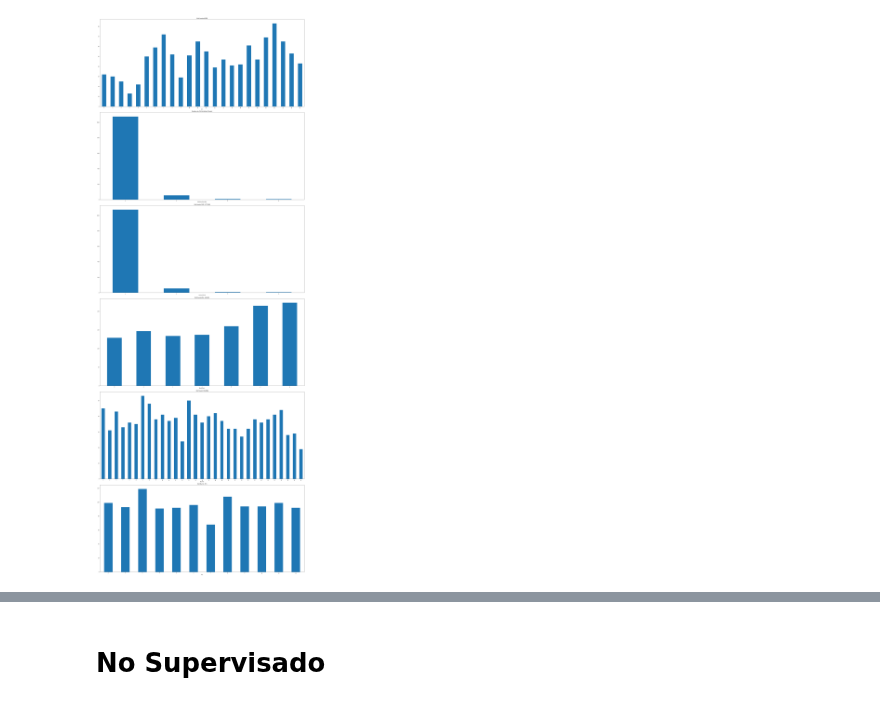
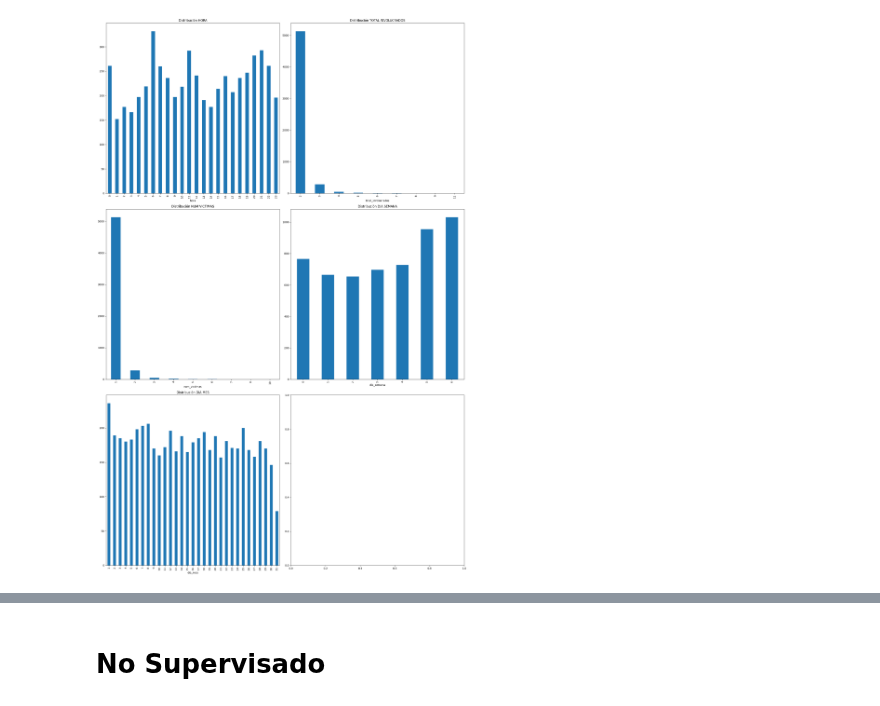
Before and after one commit to DevMaxiRivas/ml-accidentes-transito, a Jupyter notebook: code.ipynb, the cells around one changed output, grey strips where cells are left out. Drawn from its saved outputs; the diff is of its cells as text; code cells hidden in the pictures.

```diff
--- a/code.ipynb
+++ b/code.ipynb
@@ -153,6 +207,4 @@ accidente_vars["dia_mes"] = accidente_vars["fecha_hecho"].dt.day
 # %%
-# Eliminacion de variables irrelevantes
-
-COLUMNS_DESCARTADAS = ["fecha_hecho", "hora_hecho"]
-accidente_vars = accidente_vars.drop(columns=COLUMNS_DESCARTADAS)
+columnsToDrop = ["fecha_hecho", "hora_hecho"]
+processedDataset = processedDataset.drop(columns=columnsToDrop)
 # %%
@@ -259,5 +286,5 @@ ANÁLISIS DE VALORES FALTANTES
 # %%
-# Eliminacion de valores faltantes
-accidente_vars.dropna(inplace=True)
+# Handling of null values
+processedDataset.dropna(inplace=True)
 # %%
 # Filtramos solo los accidentes que no involucren ciertos tipos de vehiculo
@@ -411,22 +418,19 @@ print(accidente_vars.head(), accidente_vars.shape)
 # %%
-# Lista de atributos categóricos
-variables_categoricas = [
-    "mes",
+categoricalVars = [
     "semaforo_estado",
     "clima_condicion",
     "tipo_lugar",
     "modo_produccion_hecho",
     "calle_interseccion",
-    "inculpado_vehiculo",
-    "es_finde",
+    # "inculpado_vehiculo",
+    # "inculpado_tr_edad",
+    "mes",
+    # "es_finde",
     "estacion",
     "horario"
-    # "num_imputados",
-    # "num_victimas"
 ]
 
-variables_numericas = [
-    "mes",
+numericalVars = [
     "dia_mes",
     "dia_semana",
     "num_victimas",
@@ -479,16 +507,16 @@ data = [
     }
 ]
 
-column_con_labels = []
+columnsWithLabels = []
 for column in data:
-    column_con_labels.append(column["name"])
+    columnsWithLabels.append(column["name"])
 
-for variable in variables_categoricas:
-    if variable not in column_con_labels:
-        data.append({"name": variable})
+for var in categoricalVars:
+    if var not in columnsWithLabels:
+        data.append({"name": var})
 
 printTitle("Análisis de Distribuciones de Atributos Categoricos")
-mostrarGraficosTorta(df=accidente_vars, data=data, figsize=(16,30))
+showPieCharts(df=processedDataset, data=data, figsize=(16,30))
 # %% [output]
 ------------------------------------------------------------
 Análisis de Distribuciones de Atributos Categoricos
@@ -567,11 +567,7 @@ def mostrarGraficosBarra(df, data, columns=2, figsize=(16, 10)):
     plt.tight_layout()
     plt.show()
 # %%
-data = []
-
-for variable in variables_numericas:
-    data.append({"name": variable})
-
-mostrarGraficosBarra(df=accidente_vars, data=data, columns=1, figsize=(30, 80))
+dataNum = [{"name": var} for var in numericalVars]
+showBarCharts(df=processedDataset, data=dataNum, columns=2, figsize=(20, 30))
 # %% [output]
-[figure, old version]
+[figure, new version]
```
Also changed, not shown: parts of 64 cells of this notebook, 3 other files.
